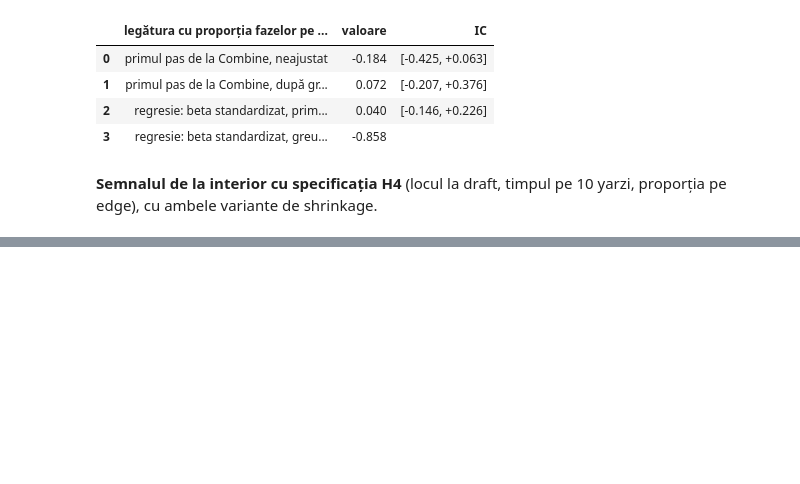
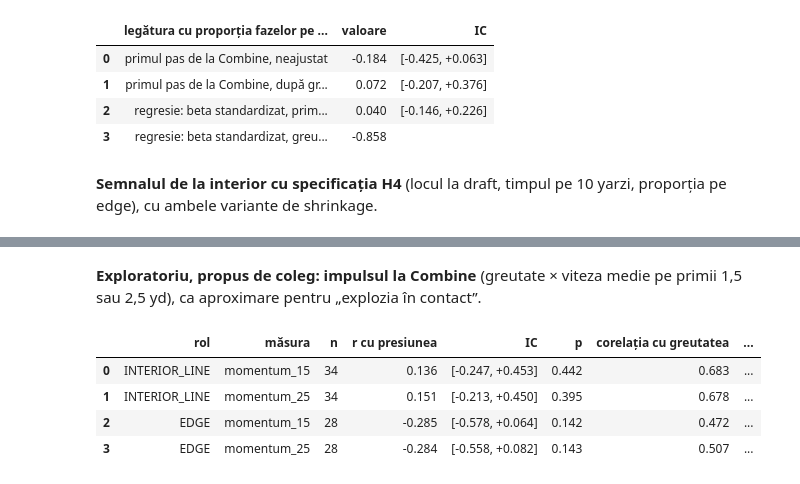
Before and after one commit to Nasalciuc/NFL-Hacktone-2026, a Jupyter notebook: dl_first_step/review_notebook.ipynb, the cells around one changed output, grey strips where cells are left out. Drawn from its saved outputs; the diff is of its cells as text; code cells hidden in the pictures; blank space fills up the shorter version.

```diff
--- a/dl_first_step/review_notebook.ipynb
+++ b/dl_first_step/review_notebook.ipynb
@@ -31,7 +32,7 @@ ROOT = os.path.abspath(".")
 sys.path.insert(0, os.path.join(ROOT, "dl_first_step"))
 import common
 
-DATA = os.path.join(ROOT, "nfl-big-data-bowl-2027")
+DATA = os.environ.get("BDB_DATA", os.path.join(ROOT, "nfl-big-data-bowl-2027"))
 OUT = os.path.join(ROOT, "dl_first_step", "outputs")
 FIG = os.path.join(ROOT, "dl_first_step", "figures")
 pd.set_option("display.precision", 3)
@@ -52,6 +53,7 @@ plays = pl.read_parquet(os.path.join(OUT, "game_rush_plays.parquet"))
 creps = pl.read_parquet(os.path.join(OUT, "combine_reps.parquet"))
 cdl = pl.read_parquet(os.path.join(OUT, "combine_dl_players.parquet"))
 rev3 = json.load(open(os.path.join(OUT, "review_round3.json")))
+rev4 = json.load(open(os.path.join(OUT, "review_round4.json")))
 elig = common.eligible_plays(plays)   # the same filter every script uses
 print(f"faze eligibile: {elig.height:,}; jucători: {elig['nfl_id'].n_unique()}")
 # %% [output]
@@ -552,0 +608,8 @@ pd.DataFrame(rows)
+# %%
+rows = []
+for k, v in rev4["mixed_models"].items():
+    if "coef_s_per_sd" in v:
+        rows.append({"model": "H1: " + k, "efect": f"{v['coef_s_per_sd']:+.4f} s pe SD", "IC 95%": ci(v["ci"], 4), "p": v.get("p")})
+    else:
+        rows.append({"model": k, "efect": f"OR {v['or_per_sd']:.3f} pe SD mai lent", "IC 95%": ci(v["or_ci"]), "p": v.get("p")})
+pd.DataFrame(rows)
@@ -553 +624,18 @@ pd.DataFrame(rows)
+# %% [markdown]
+**Exploratoriu, propus de coleg: impulsul la Combine** (greutate × viteza medie pe primii 1,5 sau 2,5 yd), ca aproximare pentru „explozia în contact”.
+# %%
+rows = []
+for role, v in rev4["momentum_exploratory"].items():
+    for mcol in ("momentum_15", "momentum_25"):
+        o = v[mcol]
+        rows.append({"rol": role, "măsura": mcol, "n": v["n"], "r cu presiunea": o["r"], "IC": ci(o["ci"]), "p": o["p"],
+                     "corelația cu greutatea": o["r_with_weight"], "r după controalele H4": o["partial_h4_controls"]["r"],
+                     "IC după controale": ci(o["partial_h4_controls"]["ci"])})
+pd.DataFrame(rows)
+# %% [output]
+|  | rol | măsura | n | r cu presiunea | IC | p | corelația cu greutatea | ... |
+| 0 | INTERIOR_LINE | momentum_15 | 34 | 0.136 | [-0.247, +0.453] | 0.442 | 0.683 | ... |
+| 1 | INTERIOR_LINE | momentum_25 | 34 | 0.151 | [-0.213, +0.450] | 0.395 | 0.678 | ... |
+| 2 | EDGE | momentum_15 | 28 | -0.285 | [-0.578, +0.064] | 0.142 | 0.472 | ... |
+| 3 | EDGE | momentum_25 | 28 | -0.284 | [-0.558, +0.082] | 0.143 | 0.507 | ... |
 # %% [markdown]
```
Also changed, not shown: parts of 13 cells of this notebook, 14 other files.
